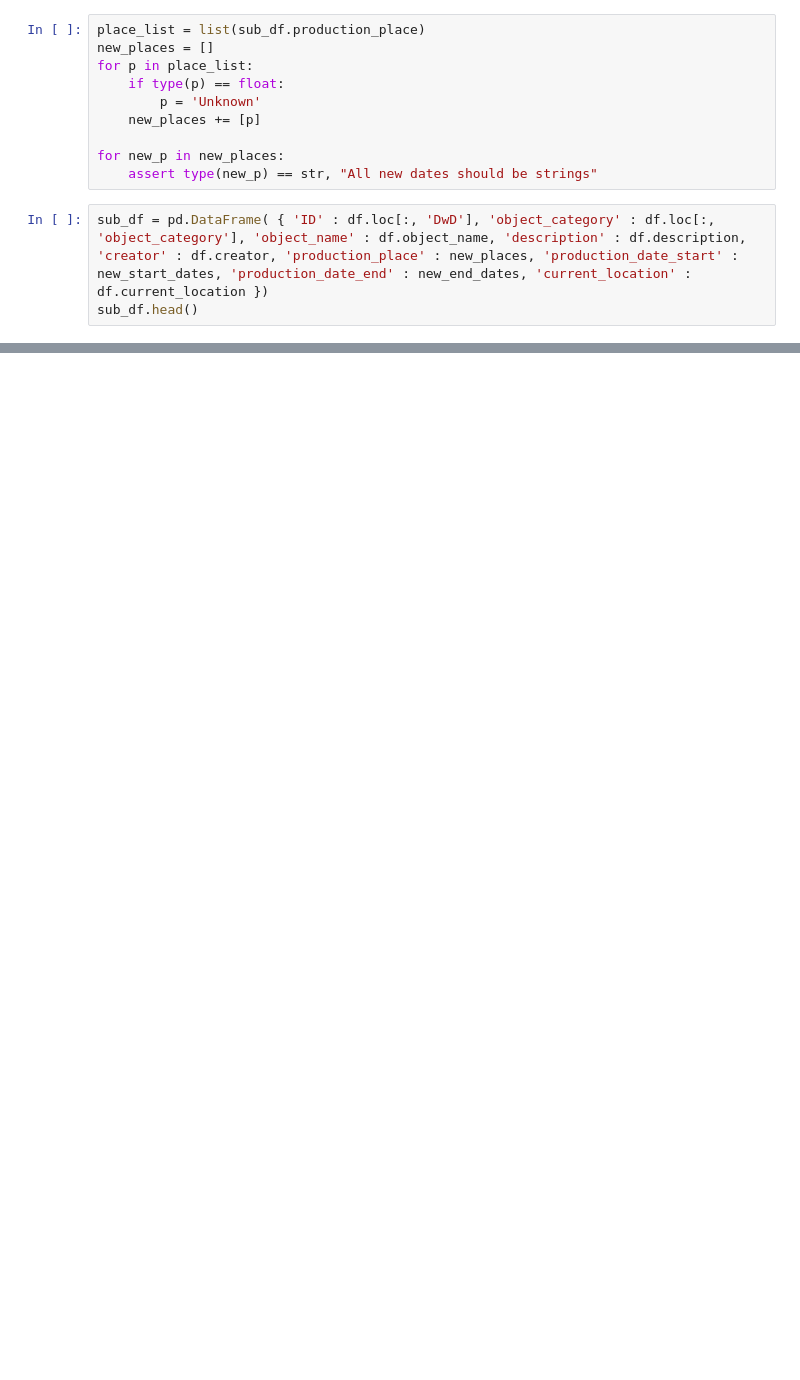
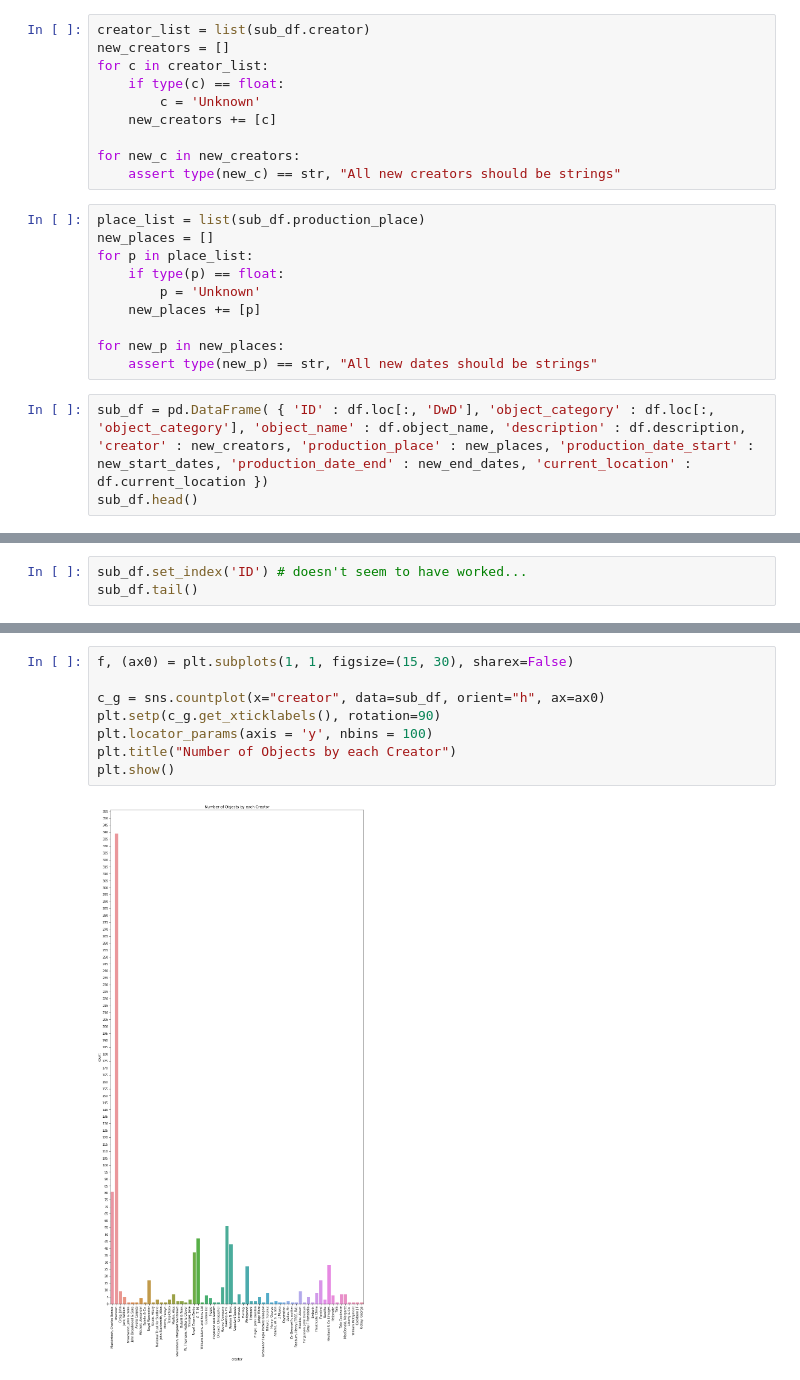
Before and after one commit to thegoose20/DwD, a Jupyter notebook: HillHouse_DataAnalysis.ipynb, the cells around one changed output, grey strips where cells are left out. Saved outputs shown, nothing was run; the diff lists cells and outputs as text; blank space fills up the shorter version.

Commit message:
Creating visualizations of data with python, seaborn and matplotlib.

```diff
--- a/HillHouse_DataAnalysis.ipynb
+++ b/HillHouse_DataAnalysis.ipynb
@@ -275,6 +275,16 @@ for new_sd in new_start_dates:
     assert len(new_sd) == 4, "All new dates should be 4 digit years"
 # %%
 assert len(new_end_dates) == len(new_start_dates), "There should be the same number of start and end dates"
+# %%
+creator_list = list(sub_df.creator)
+new_creators = []
+for c in creator_list:
+    if type(c) == float:
+        c = 'Unknown'
+    new_creators += [c]
+
+for new_c in new_creators:
+    assert type(new_c) == str, "All new creators should be strings"
 # %%
 place_list = list(sub_df.production_place)
 new_places = []
@@ -286,7 +296,7 @@ for p in place_list:
 for new_p in new_places:
     assert type(new_p) == str, "All new dates should be strings"
 # %%
-sub_df = pd.DataFrame( { 'ID' : df.loc[:, 'DwD'], 'object_category' : df.loc[:, 'object_category'], 'object_name' : df.object_name, 'description' : df.description, 'creator' : df.creator, 'production_place' : new_places, 'production_date_start' : new_start_dates, 'production_date_end' : new_end_dates, 'current_location' : df.current_location })
+sub_df = pd.DataFrame( { 'ID' : df.loc[:, 'DwD'], 'object_category' : df.loc[:, 'object_category'], 'object_name' : df.object_name, 'description' : df.description, 'creator' : new_creators, 'production_place' : new_places, 'production_date_start' : new_start_dates, 'production_date_end' : new_end_dates, 'current_location' : df.current_location })
 sub_df.head()
 # %% [output]
 |  | ID | creator | current_location | description | object_category | object_name | production_date_end | ... |
@@ -304,0 +367,3 @@ NameError: name 'desc_list' is not defined
+# %%
+sub_df.set_index('ID') # doesn't seem to have worked...
+sub_df.tail()
@@ -304,0 +529,10 @@ NameError: name 'desc_list' is not defined
+# %%
+f, (ax0) = plt.subplots(1, 1, figsize=(15, 30), sharex=False)
+
+c_g = sns.countplot(x="creator", data=sub_df, orient="h", ax=ax0)
+plt.setp(c_g.get_xticklabels(), rotation=90)
+plt.locator_params(axis = 'y', nbins = 100)
+plt.title("Number of Objects by each Creator")
+plt.show()
+# %% [output]
+[figure, added]
```
Also changed, not shown: parts of 17 cells of this notebook, 3 other files.
